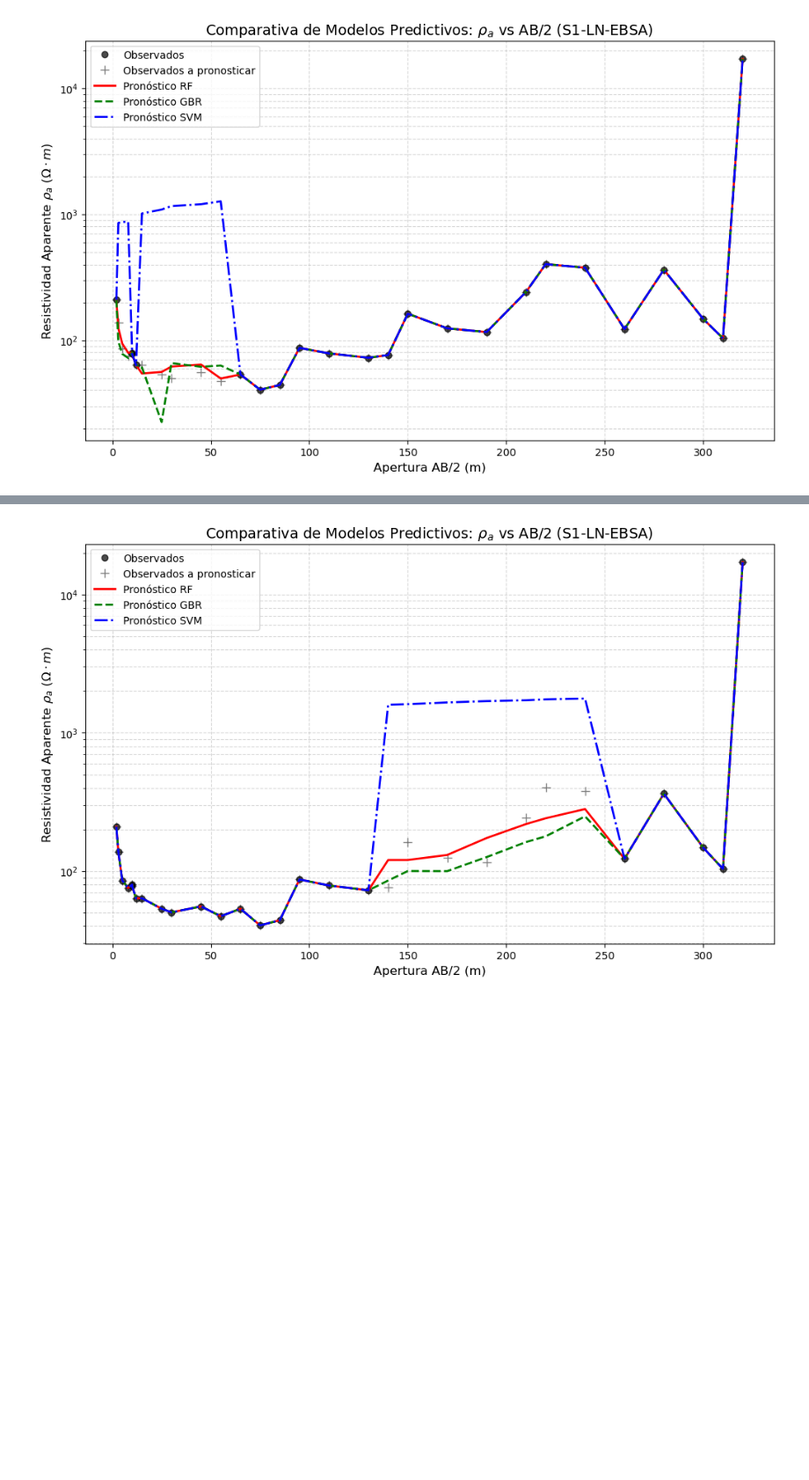
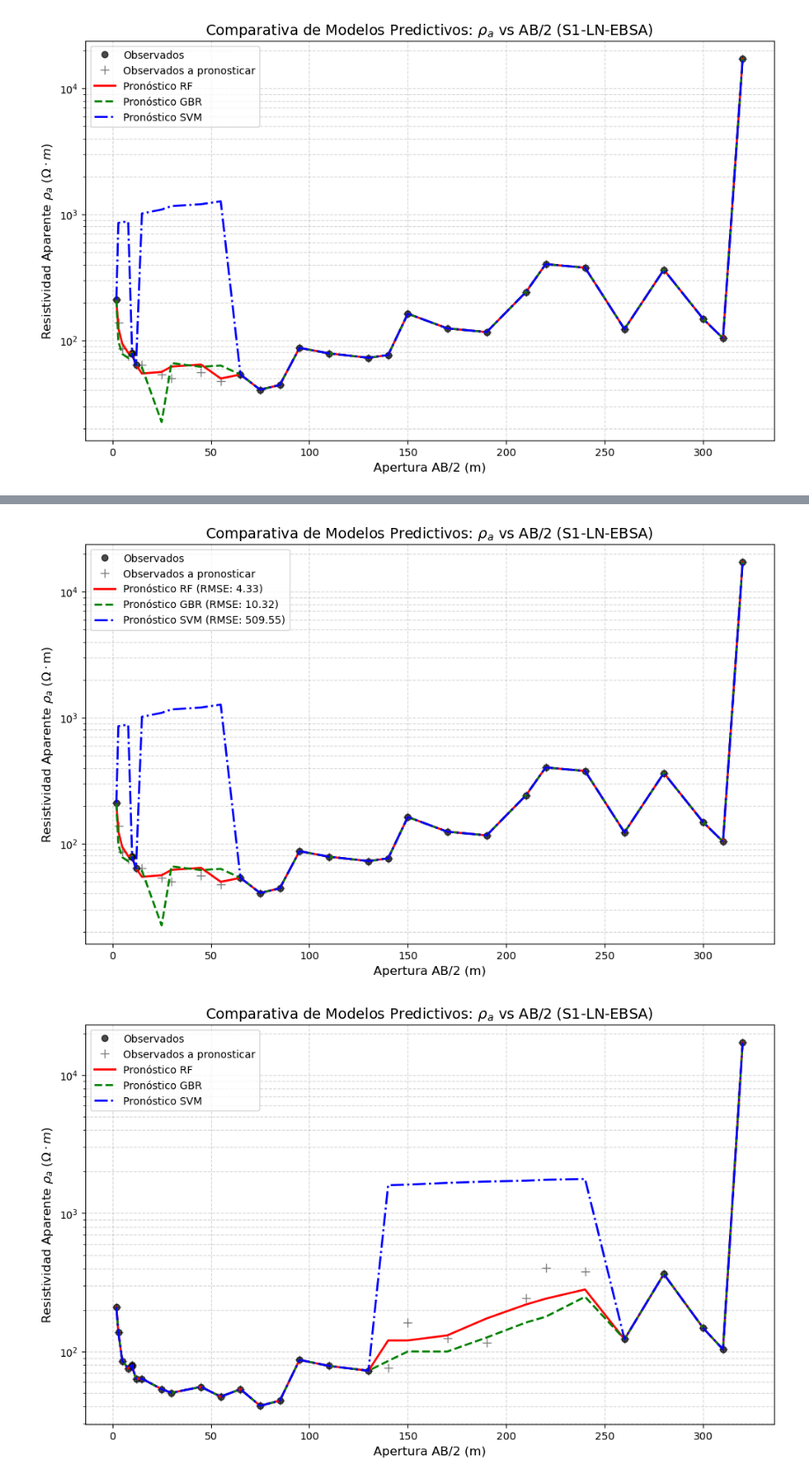
Before and after one commit to JuanJT117/TESIS-MCD, a Jupyter notebook: Codigo/Stage4_Test-V2.ipynb, the cells around one changed output, grey strips where cells are left out. Shown at 88% size. Cells and saved outputs as stored; diff of their text form; code cells hidden in the pictures; blank space fills up the shorter version.

```diff
--- a/Codigo/Stage4_Test-V2.ipynb
+++ b/Codigo/Stage4_Test-V2.ipynb
@@ -157,3 +313,99 @@ plt.savefig(save_path, dpi=600, bbox_inches='tight')
 plt.show()
 # %% [output]
 [figure]
+# %%
+# 1. Definición de Datos de Sitio
+ab2_values = np.array([2, 3, 5, 8, 10, 10, 12, 15, 25, 30, 45, 55, 65, 75, 85, 95, 110, 130, 140, 150, 170, 190, 210, 220, 240, 260, 280, 300, 310, 320])
+rhoa_data = np.array([209.44, 0, 0, 0, 79.79, 77.79, 63.47, 0, 0, 0, 0, 0, 53.40, 40.48, 44.13, 86.93, 78.62, 72.56, 76.29, 162.54, 124.33, 116.13, 241.76, 402.26, 376.99, 122.61, 363.33, 147.65, 103.69, 17157.28])
+rhoa_original = np.array([209.44, 138.23, 85.57, 75.48, 79.79, 77.79, 63.47, 63.56, 53.44, 50.28, 55.54, 47.15, 53.40, 40.48, 44.13, 86.93, 78.62, 72.56, 76.29, 162.54, 124.33, 116.13, 241.76, 402.26, 376.99, 122.61, 363.33, 147.65, 103.69, 17157.28])
+
+n_points = 30
+
+# 2. Generación Centralizada del DataFrame de Entrada
+X_cols_original = joblib.load("random_forest_feature_columns.joblib")
+df_new = pd.DataFrame(0.0, index=[0], columns=X_cols_original)
+
+for i in range(1, n_points + 1):
+  idx = i - 1
+  df_new[f"AB2_{i}"] = (ab2_values[idx] if idx < len(ab2_values) else 0.0)
+  df_new[f"Rhoa_{i}"] = (rhoa_data[idx] if idx < len(rhoa_data) else 0.0)
+  df_new[f"is_observed_{i}"] = (1.0 if (idx < len(rhoa_data) and rhoa_data[idx] != 0) else 0.0)
+
+# 3. Carga de Modelos e Inferencia
+rf_multi = joblib.load("random_forest_multioutput.joblib")
+gbr_multi = joblib.load("gbr_multioutput_v2.joblib")
+svm_multi = joblib.load("svm_multioutput.joblib")
+
+y_pred_rf = rf_multi.predict(df_new)[0]
+y_pred_gbr = gbr_multi.predict(df_new)[0]
+y_pred_svm = svm_multi.predict(df_new)[0]
+
+
+# 4. Reconstrucción de Perfiles (Vectorizado)
+def reconstruct_profile(y_pred, data_obs):
+  return np.where(data_obs != 0.0, data_obs, y_pred[: len(data_obs)])
+
+
+rhoa_full_rf = reconstruct_profile(y_pred_rf, rhoa_data)
+rhoa_full_gbr = reconstruct_profile(y_pred_gbr, rhoa_data)
+rhoa_full_svm = reconstruct_profile(y_pred_svm, rhoa_data)
+
+# 5. Tabla de Resultados y Pronósticos
+mask_interpolated = rhoa_data == 0.0  # Identifica puntos imputados
+
+df_resultados = pd.DataFrame({
+    "AB2 (m)": ab2_values,
+    "Rhoa_Incompleto": rhoa_data,
+    "Rhoa_Original": rhoa_original,
+    "Pronostico_RF": rhoa_full_rf,
+    "Pronostico_GBR": rhoa_full_gbr,
+    "Pronostico_SVM": rhoa_full_svm,
+    "Imputado": mask_interpolated,
+})
+
+print("=== TABLA DE VALORES PRONOSTICADOS Y RECONSTRUIDOS ===")
+print(df_resultados.to_string(index=False, formatters={col: "{:.2f}".format for col in df_resultados.columns if col != "Imputado"}))
+
+# 6. Cálculo de Métricas de Error y Dispersión
+# Diferencias respecto al perfil real completo
+diff_rf = rhoa_full_rf - rhoa_original
+diff_gbr = rhoa_full_gbr - rhoa_original
+diff_svm = rhoa_full_svm - rhoa_original
+
+# Diferencias evaluadas exclusivamente en los puntos imputados (donde rhoa_data == 0)
+diff_rf_imp = rhoa_full_rf[mask_interpolated] - rhoa_original[mask_interpolated]
+diff_gbr_imp = (rhoa_full_gbr[mask_interpolated] - rhoa_original[mask_interpolated])
+diff_svm_imp = (rhoa_full_svm[mask_interpolated] - rhoa_original[mask_interpolated])
+
+metrics = {
+    "Modelo": ["Random Forest", "Gradient Boosting", "Support Vector Machine"],
+    "Desv. Est. Residuos Global (Std)": [np.std(diff_rf, ddof=1), np.std(diff_gbr, ddof=1), np.std(diff_svm, ddof=1),],
+    "RMSE Global": [np.sqrt(np.mean(diff_rf**2)), np.sqrt(np.mean(diff_gbr**2)), np.sqrt(np.mean(diff_svm**2)),],
+    "Desv. Est. (Solo Imputados)": [np.std(diff_rf_imp, ddof=1), np.std(diff_gbr_imp, ddof=1), np.std(diff_svm_imp, ddof=1),],
+    "RMSE (Solo Imputados)": [np.sqrt(np.mean(diff_rf_imp**2)), np.sqrt(np.mean(diff_gbr_imp**2)), np.sqrt(np.mean(diff_svm_imp**2)),],
+}
+
+df_metrics = pd.DataFrame(metrics)
+print("\n=== EVALUACIÓN ESTADÍSTICA DE RESIDUOS (Ω·m) ===")
+print(df_metrics.to_string(index=False))
+
+# 7. Visualización Comparativa
+plt.figure(figsize=(12, 7))
+plt.plot(ab2_values[:n_points], rhoa_data[:n_points], "ko", label="Observados", alpha=0.7, markersize=6,)
+plt.plot(ab2_values[:n_points], rhoa_original, "k+", label="Observados a pronosticar", alpha=0.5, markersize=8,)
+plt.plot(ab2_values[:n_points], rhoa_full_rf, "r-", linewidth=2, label=f"Pronóstico RF (RMSE: {np.sqrt(np.mean(diff_rf**2)):.2f})",)
+plt.plot(ab2_values[:n_points], rhoa_full_gbr, "g--", linewidth=2, label=f"Pronóstico GBR (RMSE: {np.sqrt(np.mean(diff_gbr**2)):.2f})",)
+plt.plot(ab2_values[:n_points], rhoa_full_svm, "b-.", linewidth=2, label=f"Pronóstico SVM (RMSE: {np.sqrt(np.mean(diff_svm**2)):.2f})",)
+
+plt.yscale("log")
+plt.xscale("linear")
+plt.xlabel("Apertura AB/2 (m)", fontsize=12)
+plt.ylabel(r"Resistividad Aparente $\rho_a$ ($\Omega\cdot\mathrm{m}$)", fontsize=12)
+plt.title(r"Comparativa de Modelos Predictivos: $\rho_a$ vs AB/2 (S1-LN-EBSA)", fontsize=14,)
+plt.legend(loc="best", fontsize=10)
+plt.grid(True, which="both", ls="--", alpha=0.5)
+
+save_path = "imagenes/S1-LN-EBSA-COMP-T1.png"
+plt.savefig(save_path, dpi=600, bbox_inches="tight")
+plt.show()
+# %% [output]
@@ -160,3 +447,4 @@ plt.show()
+[figure, added]
 # %%
 # 1. Definición de Datos de Sitio
 ab2_values = [2, 3, 5, 8, 10, 10, 12, 15, 25, 30, 45, 55, 65, 75, 85, 95, 110, 130, 140, 150, 170, 190, 210, 220, 240, 260, 280, 300, 310, 320]
```
Also changed, not shown: parts of 4 cells of this notebook, 10 other files.
